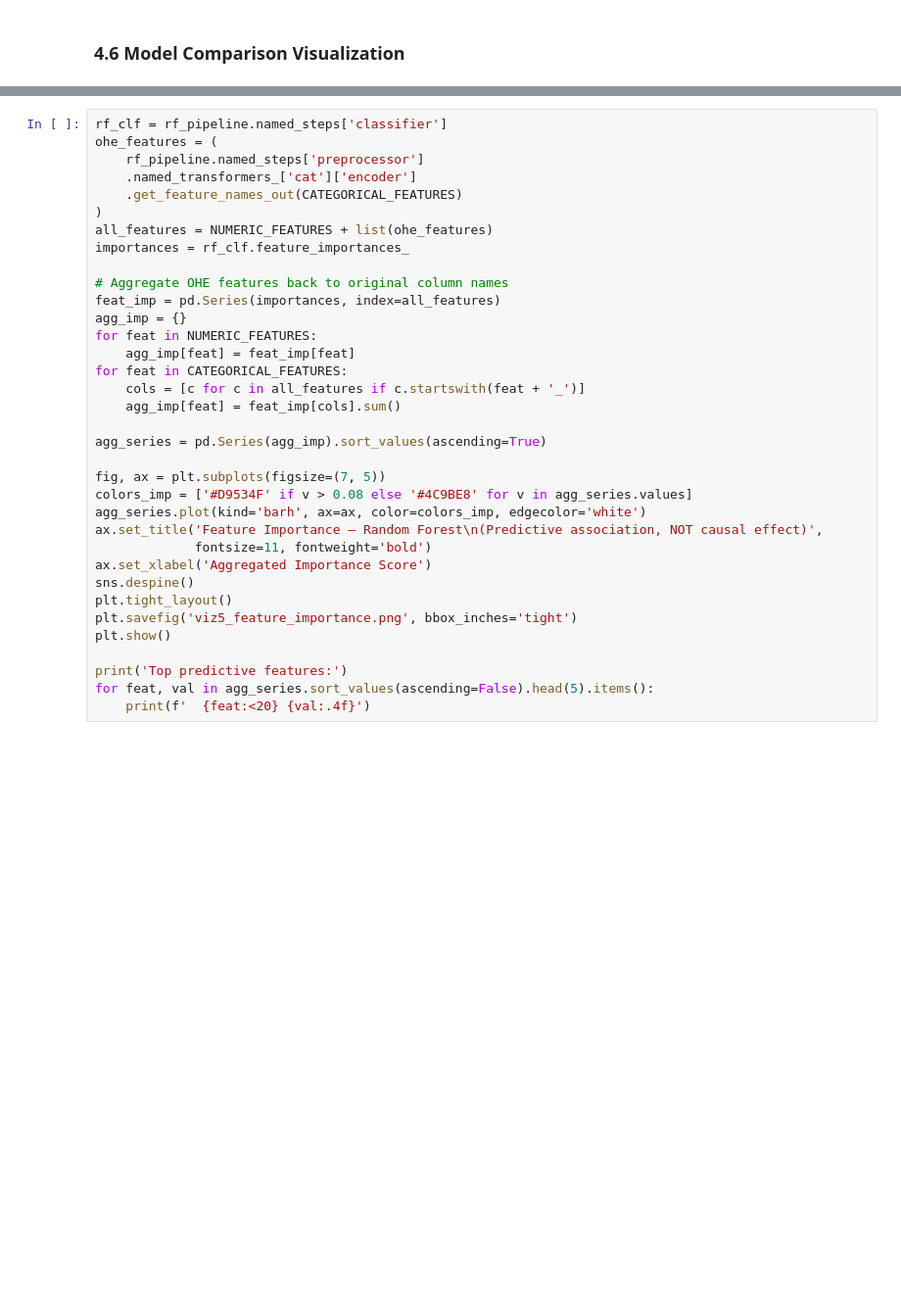
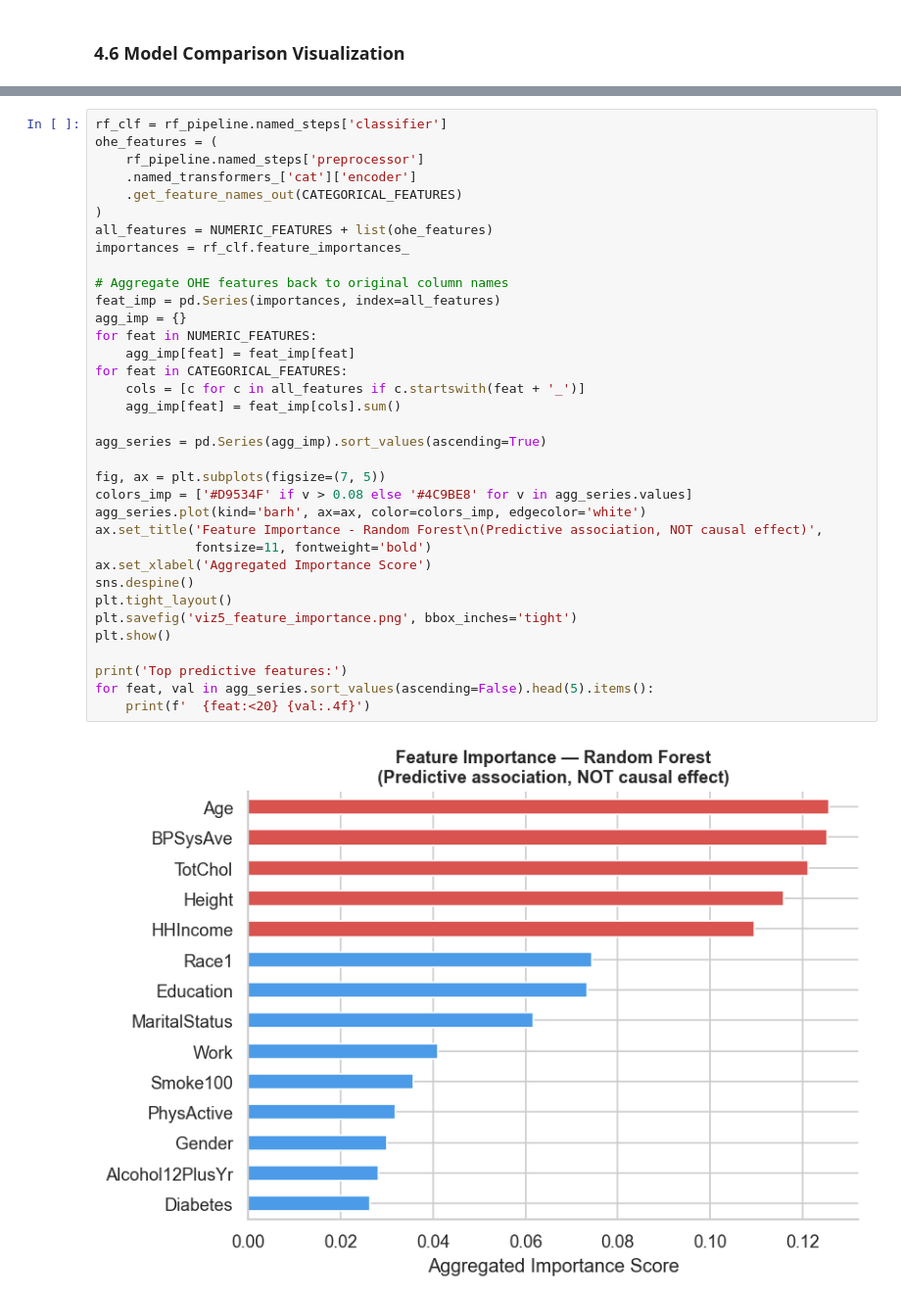
Before and after one commit to cassiecinzori/ECON3916_FinalProject, a Jupyter notebook: ECON3916_FinalProject_Final.ipynb, the cells around one changed output, grey strips where cells are left out. Shown at 98% size. Drawn from its saved outputs; the diff is of its cells as text; blank space fills up the shorter version.

```diff
--- a/ECON3916_FinalProject_Final.ipynb
+++ b/ECON3916_FinalProject_Final.ipynb
@@ -338,31 +462,33 @@ ohe_features = (
     .named_transformers_['cat']['encoder']
     .get_feature_names_out(CATEGORICAL_FEATURES)
 )
 all_features = NUMERIC_FEATURES + list(ohe_features)
 importances = rf_clf.feature_importances_
 
 # Aggregate OHE features back to original column names
 feat_imp = pd.Series(importances, index=all_features)
 agg_imp = {}
 for feat in NUMERIC_FEATURES:
     agg_imp[feat] = feat_imp[feat]
 for feat in CATEGORICAL_FEATURES:
     cols = [c for c in all_features if c.startswith(feat + '_')]
     agg_imp[feat] = feat_imp[cols].sum()
 
 agg_series = pd.Series(agg_imp).sort_values(ascending=True)
 
 fig, ax = plt.subplots(figsize=(7, 5))
 colors_imp = ['#D9534F' if v > 0.08 else '#4C9BE8' for v in agg_series.values]
 agg_series.plot(kind='barh', ax=ax, color=colors_imp, edgecolor='white')
-ax.set_title('Feature Importance — Random Forest\n(Predictive association, NOT causal effect)',
+ax.set_title('Feature Importance - Random Forest\n(Predictive association, NOT causal effect)',
              fontsize=11, fontweight='bold')
 ax.set_xlabel('Aggregated Importance Score')
 sns.despine()
 plt.tight_layout()
 plt.savefig('viz5_feature_importance.png', bbox_inches='tight')
 plt.show()
 
 print('Top predictive features:')
 for feat, val in agg_series.sort_values(ascending=False).head(5).items():
     print(f'  {feat:<20} {val:.4f}')
+# %% [output]
+[figure, added]
```
Also changed, not shown: parts of 22 cells of this notebook, 12 other files.
